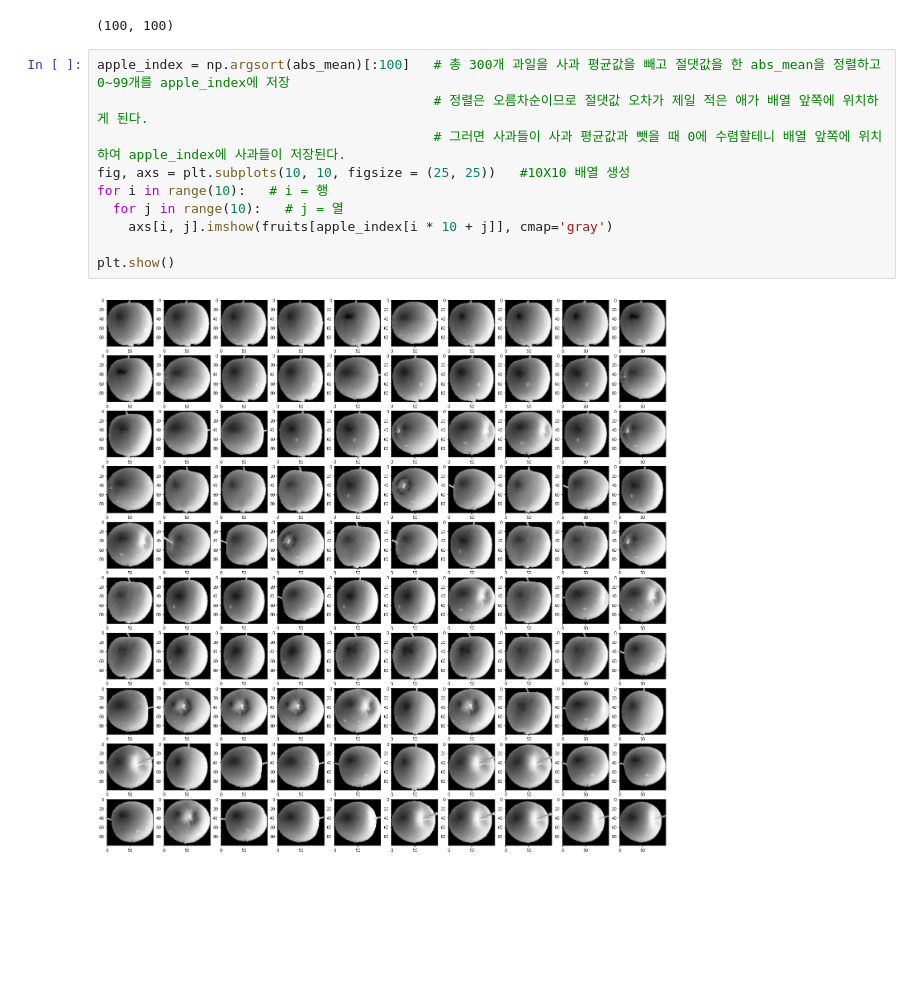
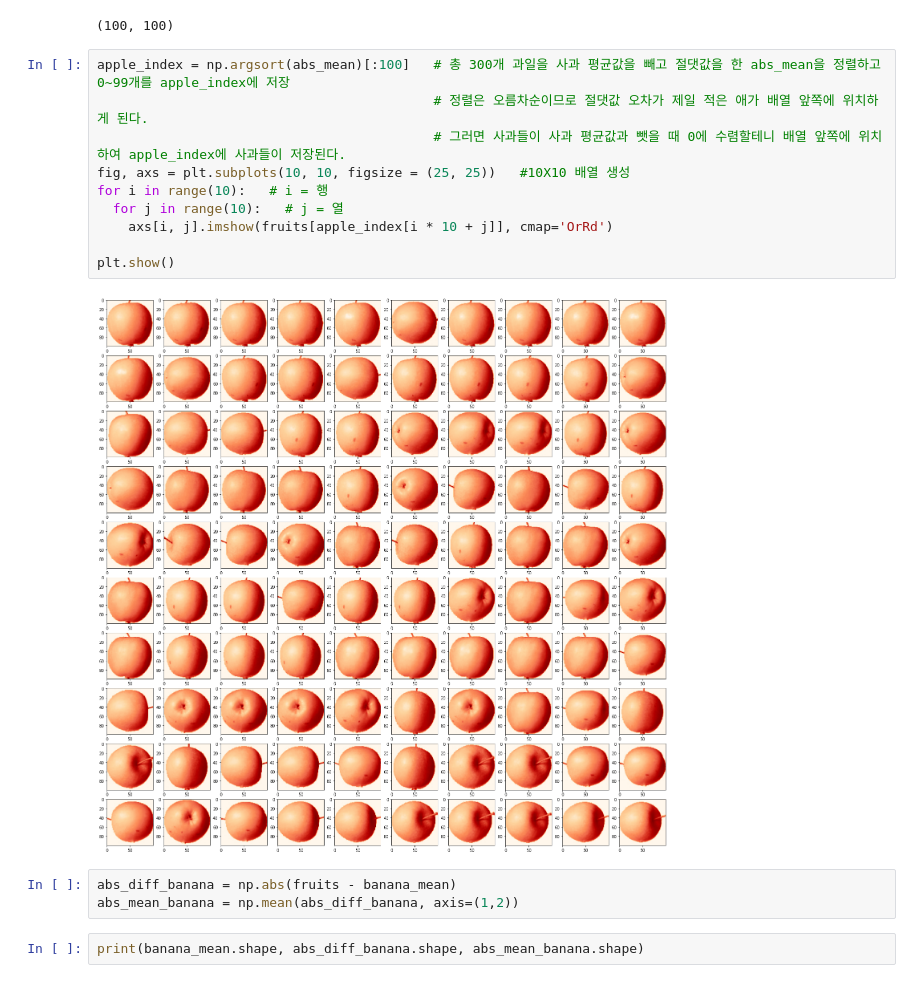
Before and after one commit to CleberYoo/AI_Drills_2023ver, a Jupyter notebook: ClusterAlgorithm.ipynb, the cells around one changed output. Drawn from its saved outputs; the diff is of its cells as text; blank space fills up the shorter version.

```diff
--- a/ClusterAlgorithm.ipynb
+++ b/ClusterAlgorithm.ipynb
@@ -162,12 +162,17 @@ apple_mean.shape
 # %%
 apple_index = np.argsort(abs_mean)[:100]   # 총 300개 과일을 사과 평균값을 빼고 절댓값을 한 abs_mean을 정렬하고 0~99개를 apple_index에 저장
                                            # 정렬은 오름차순이므로 절댓값 오차가 제일 적은 애가 배열 앞쪽에 위치하게 된다.
                                            # 그러면 사과들이 사과 평균값과 뺏을 때 0에 수렴할테니 배열 앞쪽에 위치하여 apple_index에 사과들이 저장된다.
 fig, axs = plt.subplots(10, 10, figsize = (25, 25))   #10X10 배열 생성
 for i in range(10):   # i = 행
   for j in range(10):   # j = 열
-    axs[i, j].imshow(fruits[apple_index[i * 10 + j]], cmap='gray')
+    axs[i, j].imshow(fruits[apple_index[i * 10 + j]], cmap='OrRd')
 
 plt.show()
 # %% [output]
-[figure, old version]
+[figure, new version]
+# %%
+abs_diff_banana = np.abs(fruits - banana_mean)
+abs_mean_banana = np.mean(abs_diff_banana, axis=(1,2))
+# %%
+print(banana_mean.shape, abs_diff_banana.shape, abs_mean_banana.shape)
```
Also changed, not shown: parts of 1 cell of this notebook.
